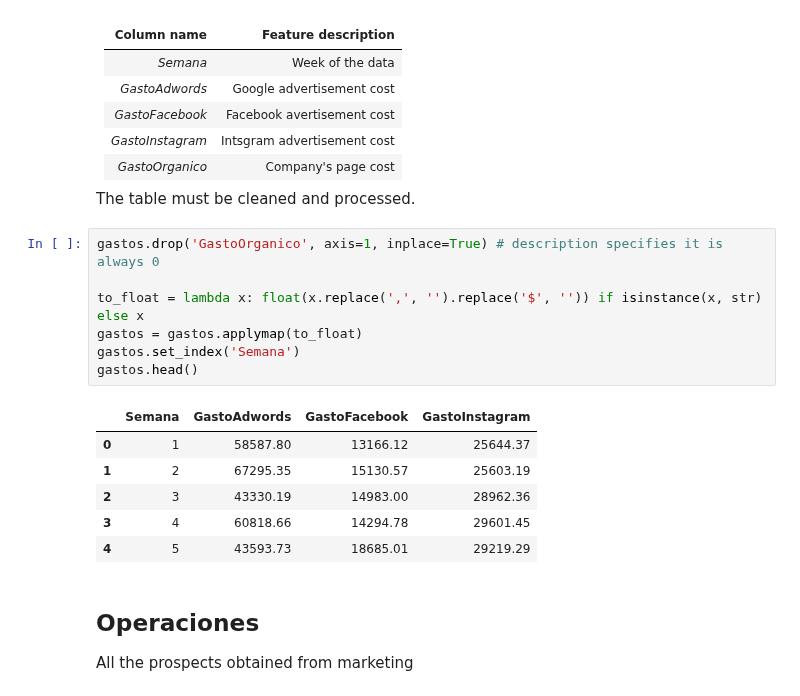
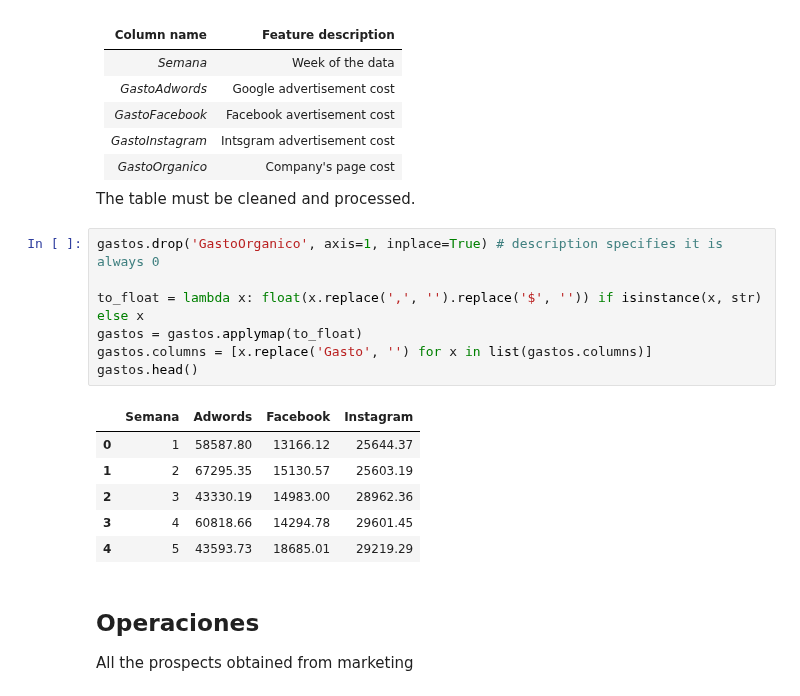
Before and after one commit to esolanoo/ProyectoTerminal_Ejercicios, a Jupyter notebook: Caso1/analysis.ipynb, the cells around one changed output. Saved outputs shown, nothing was run; the diff lists cells and outputs as text.

```diff
--- a/Caso1/analysis.ipynb
+++ b/Caso1/analysis.ipynb
@@ -45,12 +45,12 @@ The table must be cleaned and processed.
 # %%
 gastos.drop('GastoOrganico', axis=1, inplace=True) # description specifies it is always 0
 
 to_float = lambda x: float(x.replace(',', '').replace('$', '')) if isinstance(x, str) else x
 gastos = gastos.applymap(to_float)
-gastos.set_index('Semana')
+gastos.columns = [x.replace('Gasto', '') for x in list(gastos.columns)]
 gastos.head()
 # %% [output]
-|  | Semana | GastoAdwords | GastoFacebook | GastoInstagram |
+|  | Semana | Adwords | Facebook | Instagram |
 | 0 | 1 | 58587.80 | 13166.12 | 25644.37 |
 | 1 | 2 | 67295.35 | 15130.57 | 25603.19 |
 | 2 | 3 | 43330.19 | 14983.00 | 28962.36 |
```
Also changed, not shown: parts of 12 cells of this notebook.
